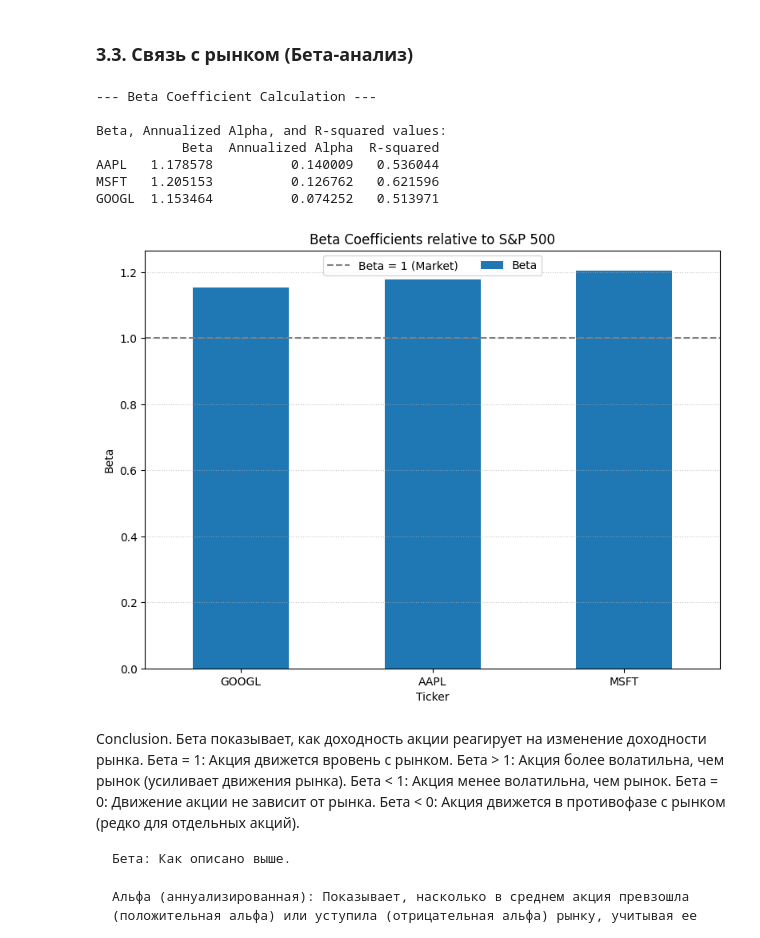
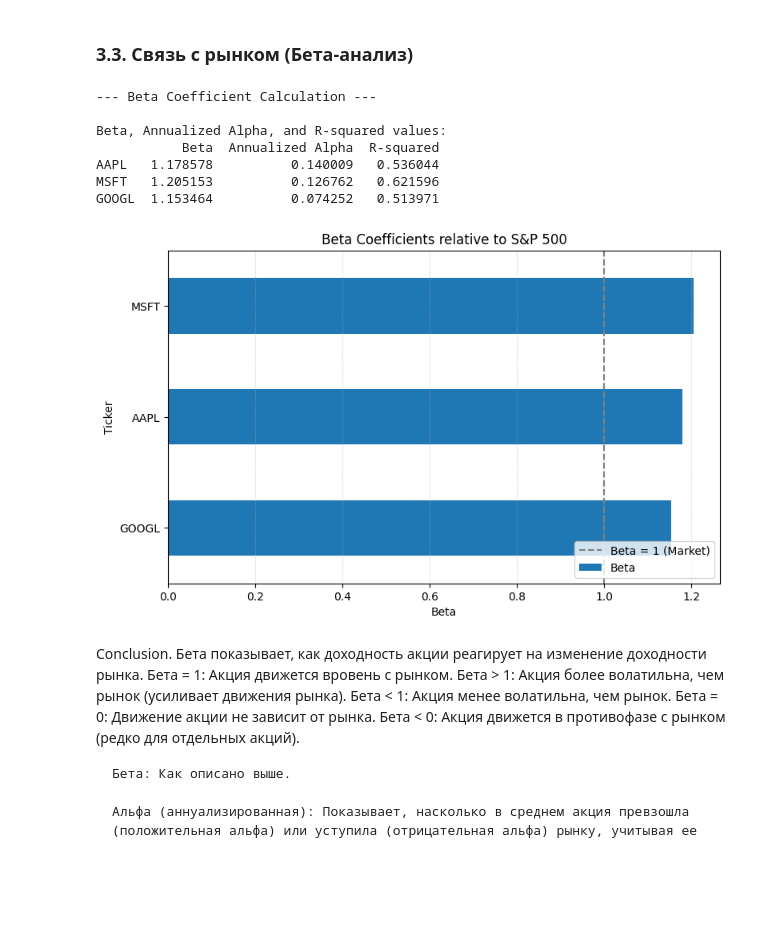
Before and after one commit to GeorgiiSizykh/EDA_of_Tech_Stocks, a Jupyter notebook: Financial_Data_Analysis/data_exploration.ipynb, the cells around one changed output. Saved outputs shown, nothing was run; the diff lists cells and outputs as text; code cells hidden in the pictures; blank space fills up the shorter version.

Commit message:
Added section 4 on the analysis of COVID-19 crisys; changed beta plot to barh

```diff
--- a/Financial_Data_Analysis/data_exploration.ipynb
+++ b/Financial_Data_Analysis/data_exploration.ipynb
@@ -567,50 +567,55 @@ if 'daily_returns' in locals() and not daily_returns.empty and '^GSPC' in daily_
 
 
     beta_df = pd.DataFrame.from_dict(beta_values, orient='index', columns=['Beta'])
     alpha_df = pd.DataFrame.from_dict(alpha_values, orient='index', columns=['Annualized Alpha'])
     r_squared_df = pd.DataFrame.from_dict(r_squared_values, orient='index', columns=['R-squared'])
 
     beta_analysis_df = pd.concat([beta_df, alpha_df, r_squared_df], axis=1)
 
     # ... (код для расчета beta_analysis_df остается прежним) ...
 
     print("\nBeta, Annualized Alpha, and R-squared values:")
     print(beta_analysis_df)
 
-    # Визуализация Беты (вертикальная столбчатая диаграмма)
+    # Визуализация Беты (горизонтальная столбчатая диаграмма)
     if not beta_analysis_df.empty:
-        beta_to_plot = beta_analysis_df['Beta'].sort_values()
+        # Сортируем значения Беты, чтобы бары шли, например, по возрастанию снизу вверх
+        # (или .sort_values(ascending=True) для того же эффекта, т.к. barh рисует снизу вверх)
+        beta_to_plot = beta_analysis_df['Beta'].sort_values(ascending=True) # Сортировка важна для barh
 
-        plt.figure(figsize=(8, 6.5)) # Сделаем чуть выше, чтобы было место для легенды сверху
-        beta_to_plot.plot(kind='bar', color='tab:blue', label='Beta')
+        # Для barh figsize может быть (ширина, высота); сделаем высоту чуть больше, если легенда сверху
+        plt.figure(figsize=(8, 5.5)) # Высота может быть меньше, т.к. метки тикеров по Y
+        beta_to_plot.plot(kind='barh', color='tab:blue', label='Beta') # Используем kind='barh'
 
         plt.title('Beta Coefficients relative to S&P 500')
-        plt.xlabel('Ticker')
-        plt.ylabel('Beta')
+        plt.xlabel('Beta')   # Значения Бета теперь по оси X
+        plt.ylabel('Ticker') # Метки тикеров теперь по оси Y
 
-        plt.axhline(1.0, color='grey', linestyle='--', label='Beta = 1 (Market)')
+        # Вертикальная линия для Бета = 1
+        plt.axvline(1.0, color='grey', linestyle='--', label='Beta = 1 (Market)')
 
-        plt.xticks(rotation=0)
+        # plt.yticks(rotation=0) # Для barh обычно не нужен поворот меток Y, они читаются горизонтально
 
-        # РАЗМЕЩЕНИЕ ЛЕГЕНДЫ НАД ГРАФИКОМ
-        plt.legend(loc='lower center', # Якорь легенды - ее нижний центр
-                   bbox_to_anchor=(0.5, 0.94), # Координаты (x,y) для якоря; 0.5 = по центру X, 1.02 = чуть выше верха графика
-                   ncol=2, # Количество колонок в легенде (у нас 2 элемента, разместим их в ряд)
-                   borderaxespad=0.) # Отступ от края осей (если 0, то близко к bbox_to_anchor)
+        # РАЗМЕЩЕНИЕ ЛЕГЕНДЫ НАД ГРАФИКОМ (адаптировано для barh)
+        # Для barh этот способ размещения легенды может быть менее оптимален,
+        # но если вы хотите именно так, можно попробовать.
+        # Обычно для barh легенду размещают справа или 'best'.
+        plt.legend(loc='lower right')
 
-        plt.grid(axis='y', linestyle=':', alpha=0.7)
-        plt.tight_layout(rect=[0, 0, 1, 0.95]) # Оставляем немного места сверху для легенды перед применением tight_layout
-                                              # rect=[left, bottom, right, top]
+        plt.grid(axis='x', linestyle=':', alpha=0.7) # Сетка теперь по оси X (вертикальные линии)
+
+        # Для barh с легендой сверху, rect в tight_layout может нуждаться в корректировке
+        plt.tight_layout(rect=[0, 0, 1, 0.93]) # Оставляем чуть больше места сверху
         plt.show()
 # %% [output]
 --- Beta Coefficient Calculation ---
 
 Beta, Annualized Alpha, and R-squared values:
            Beta  Annualized Alpha  R-squared
 AAPL   1.178578          0.140009   0.536044
 MSFT   1.205153          0.126762   0.621596
 GOOGL  1.153464          0.074252   0.513971
-[figure, old version]
+[figure, new version]
 # %% [markdown]
 Conclusion.
 Бета показывает, как доходность акции реагирует на изменение доходности рынка.
```
Also changed, not shown: parts of 10 cells of this notebook.
